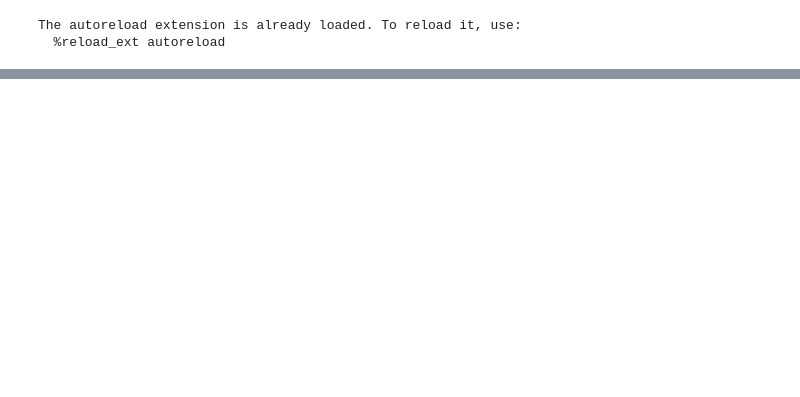
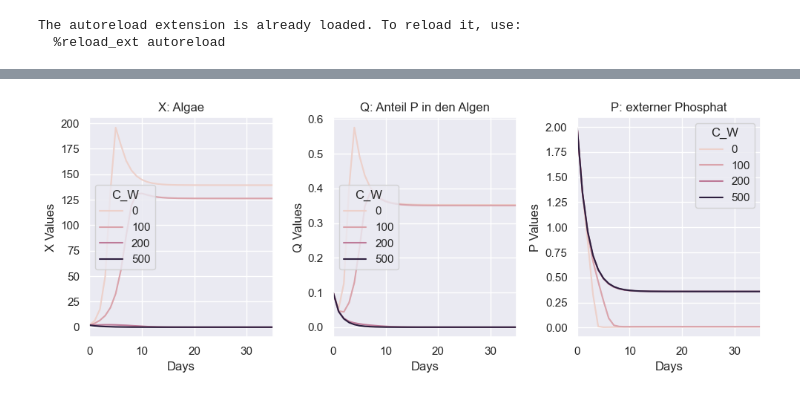
Before and after one commit to Valentin-Schwarz/mempyDEB, a Jupyter notebook: mempyDEB/DEBIBM/algea_model.ipynb, the cells around one changed output, grey strips where cells are left out. Drawn from its saved outputs; the diff is of its cells as text; code cells hidden in the pictures; blank space fills up the shorter version.

```diff
--- a/mempyDEB/DEBIBM/algea_model.ipynb
+++ b/mempyDEB/DEBIBM/algea_model.ipynb
@@ -75,0 +74,4 @@ aout.head(25)
+# %%
+C_W_vals = [0, 100, 200, 500]
+sim_chem = exposure_DEBIBM(p, C_W_vals)
+mout_c, aout_C = sim_chem
@@ -75,0 +94,25 @@ aout.head(25)
+# %%
+fig, ax = plt.subplots(ncols = 3, figsize = (10,4))
+
+sns.lineplot(data=mout_c, x='t_day',y='X', ax= ax[0], hue='C_W' )
+ax[0].set_title('X: Algae')
+ax[0].set_xlabel('Days')
+ax[0].set_ylabel('X Values')
+ax[0].set_xlim(0,35)
+
+sns.lineplot(data=mout_c, x='t_day',y='Q', ax= ax[1], hue='C_W' )
+ax[1].set_title('Q: Anteil P in den Algen')
+ax[1].set_xlabel('Days')
+ax[1].set_ylabel('Q Values')
+ax[1].set_xlim(0,35)
+
+sns.lineplot(data=mout_c, x='t_day',y='P', ax= ax[2], hue='C_W' )
+ax[2].set_title('P: externer Phosphat')
+ax[2].set_xlabel('Days')
+ax[2].set_ylabel('P Values')
+ax[2].set_xlim(0,35)
+
+plt.tight_layout()
+plt.show()
+# %% [output]
+[figure, added]
```
Also changed, not shown: parts of 12 cells of this notebook, 1 other file.
